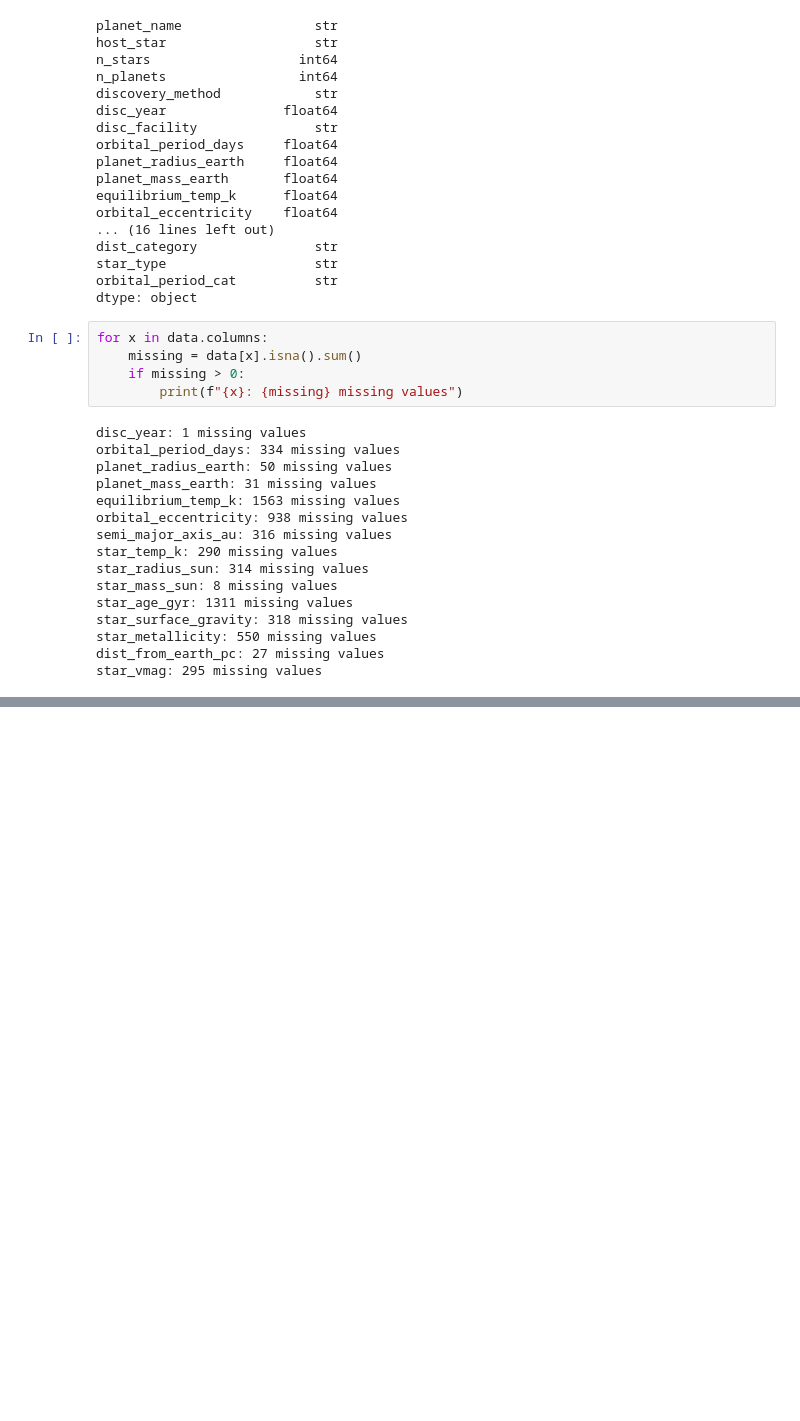
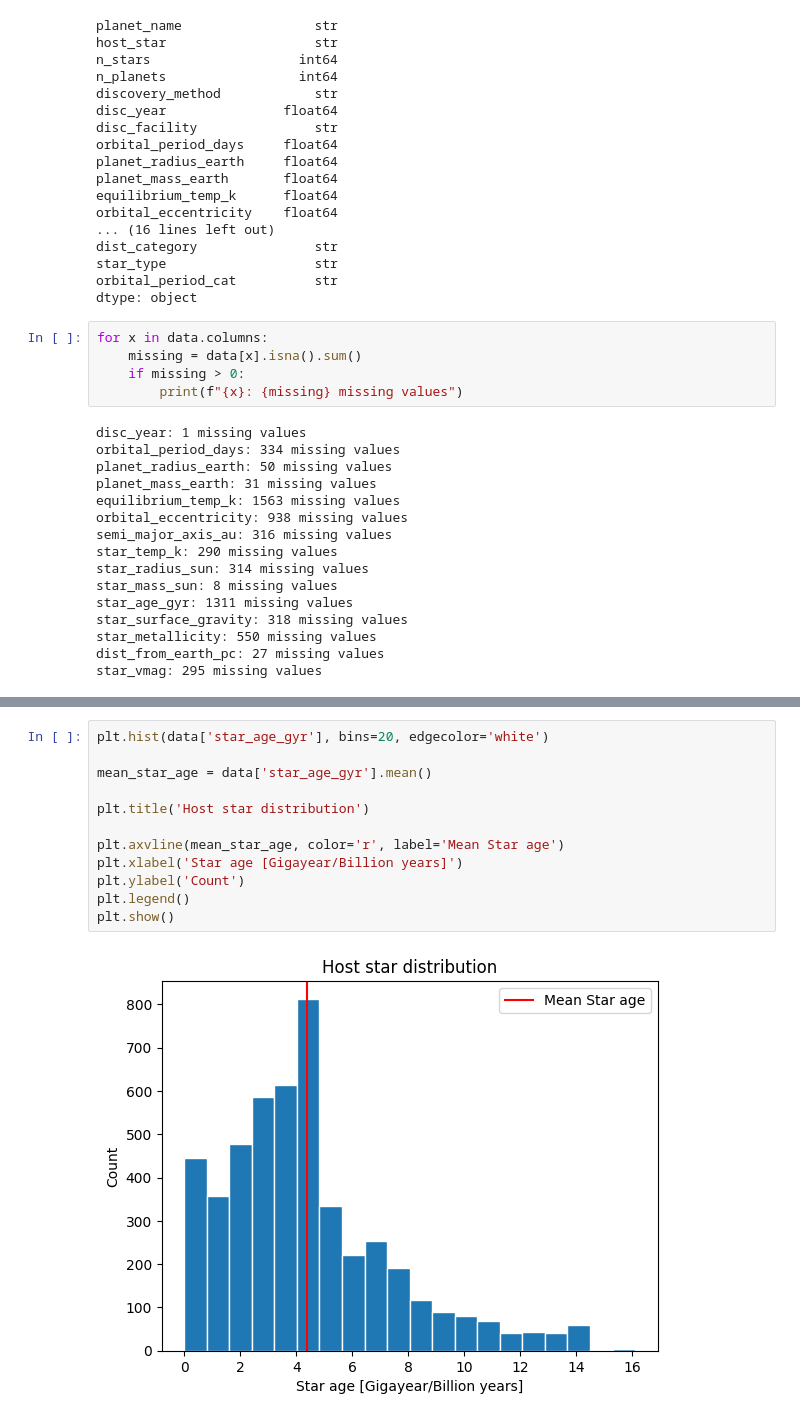
Before and after one commit to plamensve/DS_2026_FP, a Jupyter notebook: notebooks/01_overview.ipynb, the cells around one changed output, grey strips where cells are left out. Cells and saved outputs as stored; diff of their text form; blank space fills up the shorter version.

```diff
--- a/notebooks/01_overview.ipynb
+++ b/notebooks/01_overview.ipynb
@@ -136,0 +293,14 @@ data[data.disc_year.isna()]
+# %%
+plt.hist(data['star_age_gyr'], bins=20, edgecolor='white')
+
+mean_star_age = data['star_age_gyr'].mean()
+
+plt.title('Host star distribution')
+
+plt.axvline(mean_star_age, color='r', label='Mean Star age')
+plt.xlabel('Star age [Gigayear/Billion years]')
+plt.ylabel('Count')
+plt.legend()
+plt.show()
+# %% [output]
+[figure, added]
```
Also changed, not shown: parts of 23 cells of this notebook, 1 other file.
